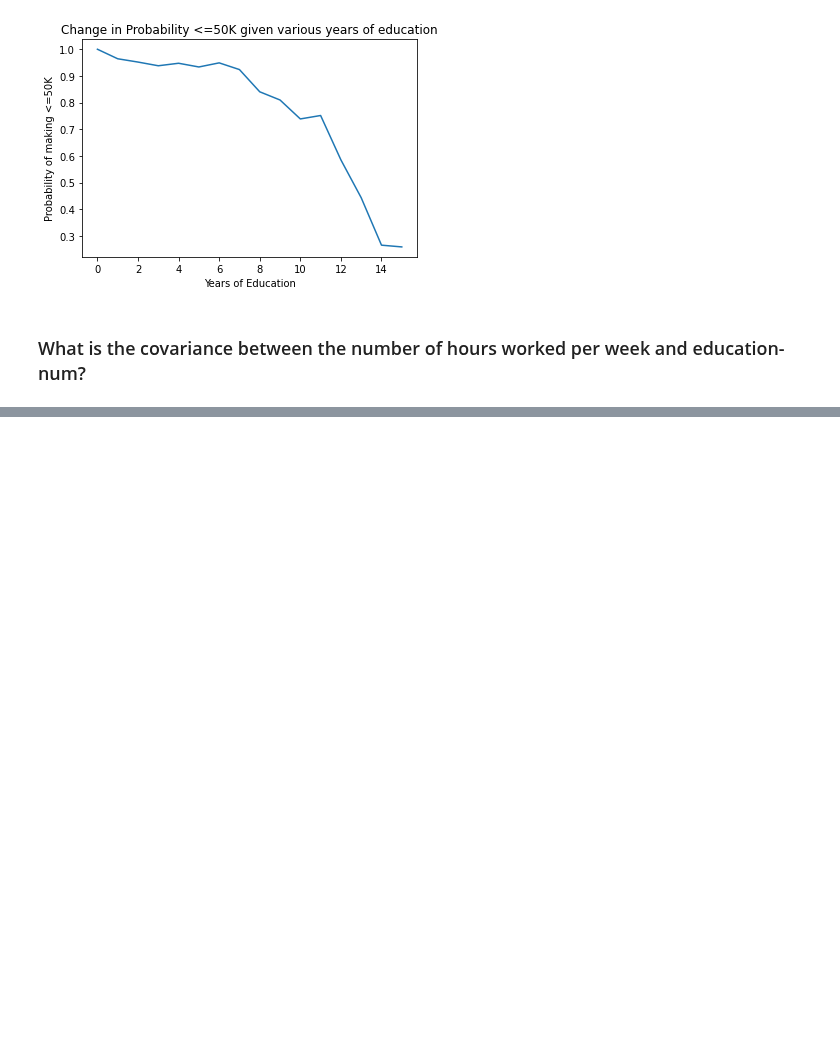
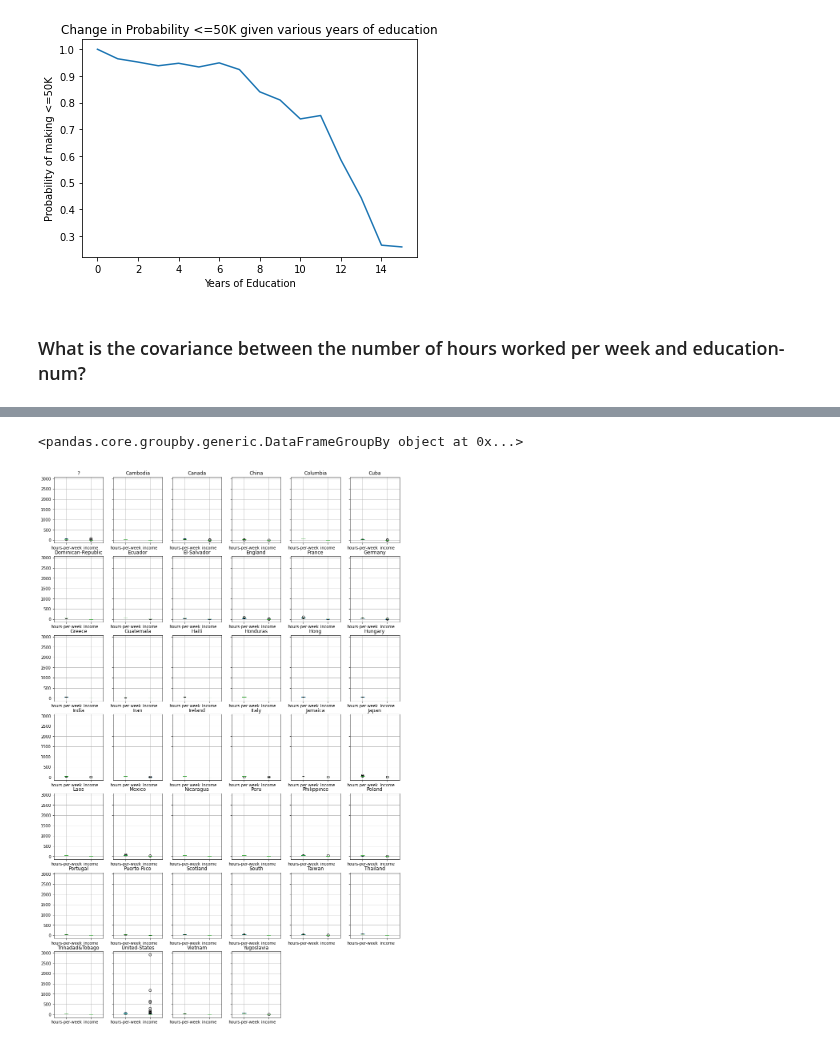
Before and after one commit to BrockForsythe/COSC311, a Jupyter notebook: Lab4/Lab4.ipynb, the cells around one changed output, grey strips where cells are left out. Drawn from its saved outputs; the diff is of its cells as text; code cells hidden in the pictures; blank space fills up the shorter version.

```diff
--- a/Lab4/Lab4.ipynb
+++ b/Lab4/Lab4.ipynb
@@ -139,0 +166,9 @@ cov[0,1] ##not sure.
+# %%
+plot_gt = adults[['hours-per-week', 'native-country', 'income']]
+plot_gt = plot_gt[plot_gt['income'] == '>50K'].groupby(by=['native-country', 'hours-per-week']).count().reset_index().groupby(by='native-country')
+print(plot_gt)
+plot_gt.boxplot()
+plt.rcParams['figure.figsize'] = [15, 5]
+# %% [output]
+<pandas.core.groupby.generic.DataFrameGroupBy object at 0x...>
+[figure, added]
```
Also changed, not shown: parts of 14 cells of this notebook.
